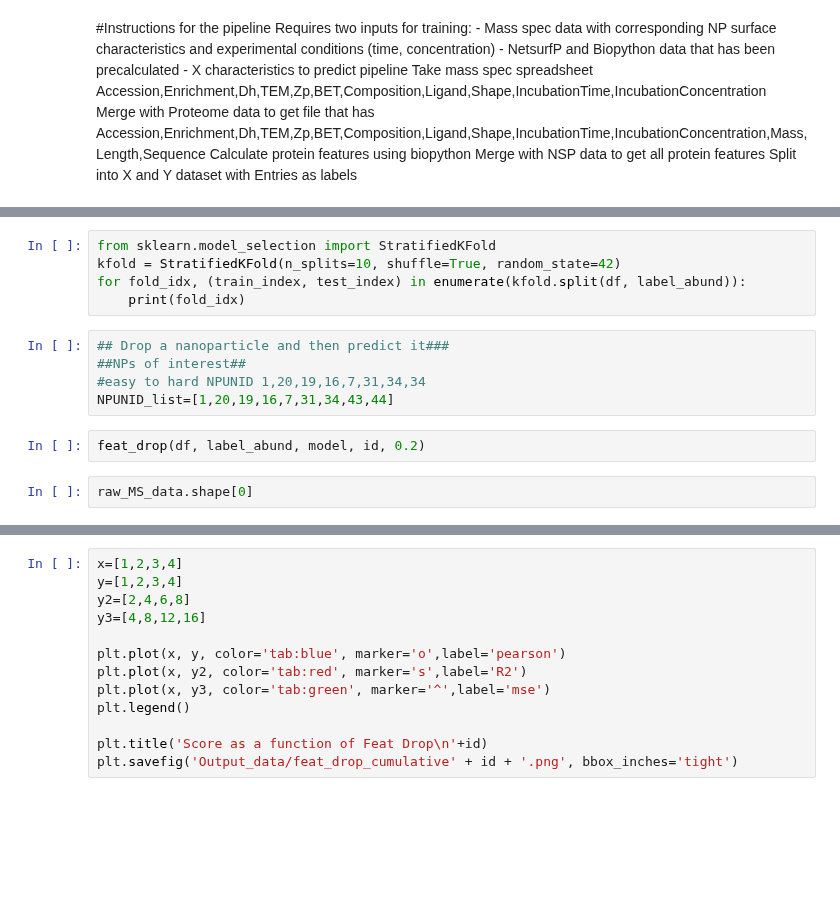
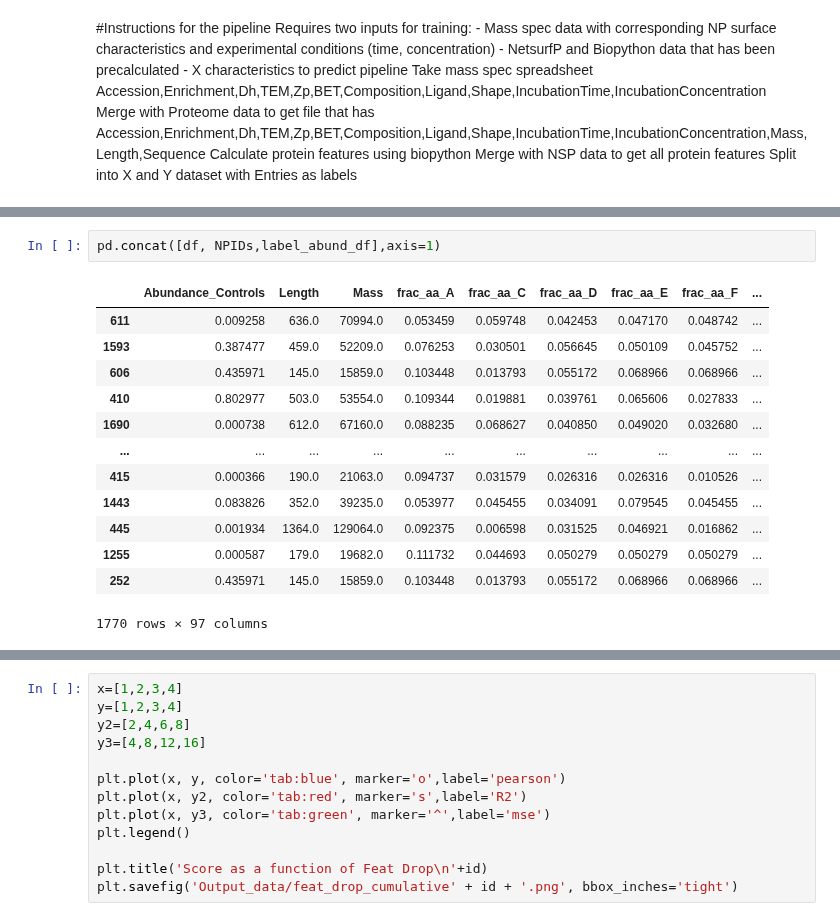
Before and after one commit to karst-poulsen/PC_ML_using_NSP, a Jupyter notebook: ML_5_pubpipe_Samples.ipynb, the cells around one changed output, grey strips where cells are left out. Saved outputs shown, nothing was run; the diff lists cells and outputs as text; blank space fills up the shorter version.

```diff
--- a/ML_5_pubpipe_Samples.ipynb
+++ b/ML_5_pubpipe_Samples.ipynb
@@ -191,14 +186,16 @@ done
-# %%
-from sklearn.model_selection import StratifiedKFold
-kfold = StratifiedKFold(n_splits=10, shuffle=True, random_state=42)
-for fold_idx, (train_index, test_index) in enumerate(kfold.split(df, label_abund)):
-    print(fold_idx)
-# %%
-## Drop a nanoparticle and then predict it###
-##NPs of interest##
-#easy to hard NPUNID 1,20,19,16,7,31,34,34
-NPUNID_list=[1,20,19,16,7,31,34,43,44]
-# %%
-feat_drop(df, label_abund, model, id, 0.2)
-# %%
-raw_MS_data.shape[0]
+# %%
+pd.concat([df, NPIDs,label_abund_df],axis=1)
+# %% [output]
+|  | Abundance_Controls | Length | Mass | frac_aa_A | frac_aa_C | frac_aa_D | frac_aa_E | frac_aa_F | ... |
+| 611 | 0.009258 | 636.0 | 70994.0 | 0.053459 | 0.059748 | 0.042453 | 0.047170 | 0.048742 | ... |
+| 1593 | 0.387477 | 459.0 | 52209.0 | 0.076253 | 0.030501 | 0.056645 | 0.050109 | 0.045752 | ... |
+| 606 | 0.435971 | 145.0 | 15859.0 | 0.103448 | 0.013793 | 0.055172 | 0.068966 | 0.068966 | ... |
+| 410 | 0.802977 | 503.0 | 53554.0 | 0.109344 | 0.019881 | 0.039761 | 0.065606 | 0.027833 | ... |
+| 1690 | 0.000738 | 612.0 | 67160.0 | 0.088235 | 0.068627 | 0.040850 | 0.049020 | 0.032680 | ... |
+| ... | ... | ... | ... | ... | ... | ... | ... | ... | ... |
+| 415 | 0.000366 | 190.0 | 21063.0 | 0.094737 | 0.031579 | 0.026316 | 0.026316 | 0.010526 | ... |
+| 1443 | 0.083826 | 352.0 | 39235.0 | 0.053977 | 0.045455 | 0.034091 | 0.079545 | 0.045455 | ... |
+| 445 | 0.001934 | 1364.0 | 129064.0 | 0.092375 | 0.006598 | 0.031525 | 0.046921 | 0.016862 | ... |
+| 1255 | 0.000587 | 179.0 | 19682.0 | 0.111732 | 0.044693 | 0.050279 | 0.050279 | 0.050279 | ... |
+| 252 | 0.435971 | 145.0 | 15859.0 | 0.103448 | 0.013793 | 0.055172 | 0.068966 | 0.068966 | ... |
+1770 rows × 97 columns
```
Also changed, not shown: parts of 3 cells of this notebook, 13 other files.
